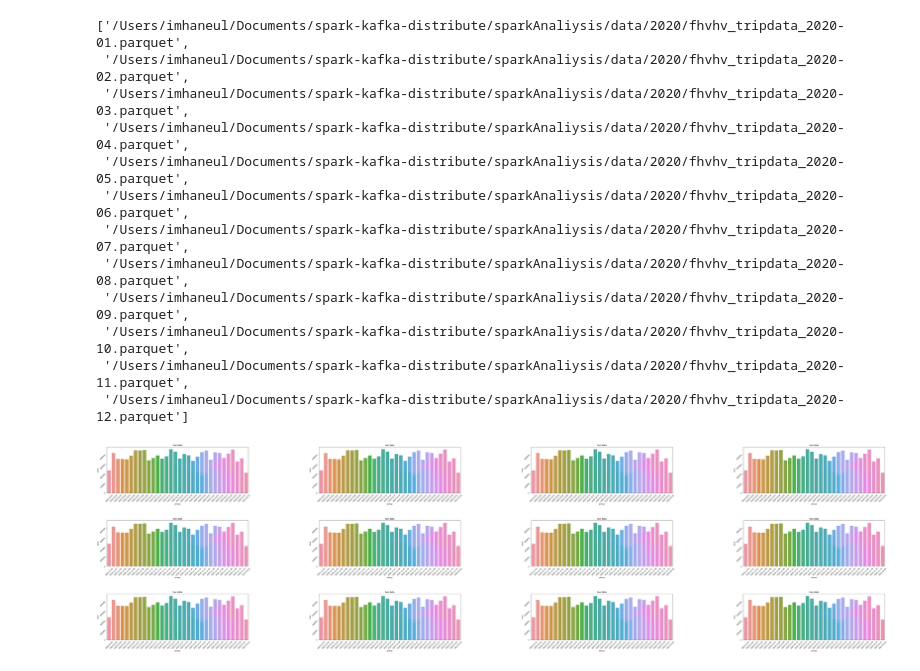
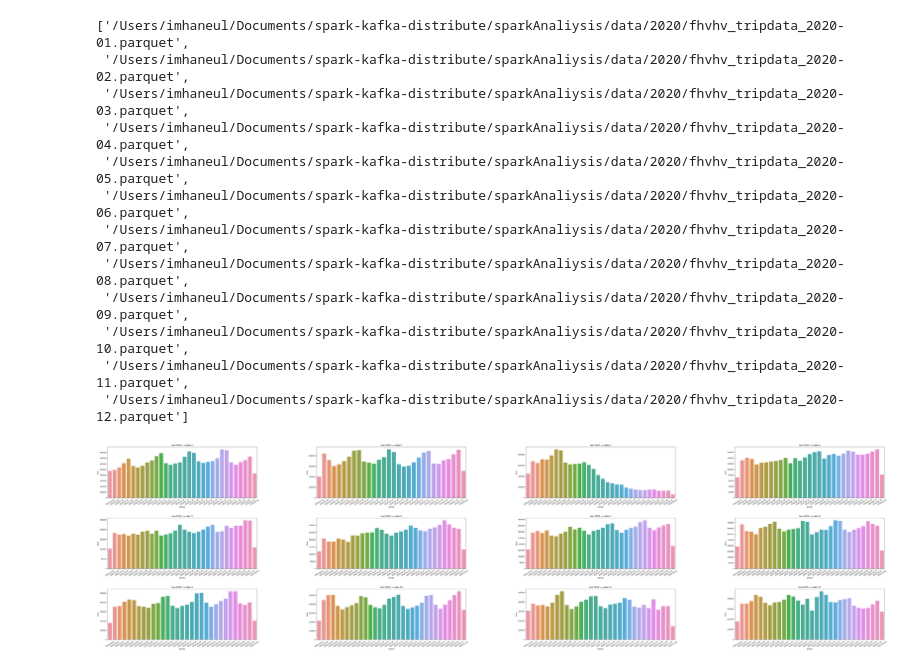
Before and after one commit to limhaneul12/SparkKafkaDistribute, a Jupyter notebook: sparkAnaliysis/spark_ml_taxi.ipynb, the cells around one changed output. Cells and saved outputs as stored; diff of their text form; code cells hidden in the pictures.

Commit message:
spark

```diff
--- a/sparkAnaliysis/spark_ml_taxi.ipynb
+++ b/sparkAnaliysis/spark_ml_taxi.ipynb
@@ -96,9 +94,9 @@ plt.show()
 #trip_data = f"{os.getcwd()}/data/2020"
 # trip_directory = spark.read.parquet(f"file:///{trip_data}/*")
 # trip_directory.createOrReplaceTempView("trips")
-from typing import Generator, List
+from typing import List
 
-directory: Generator[str, None, None] = [f"{os.getcwd()}/data/{i}" for i in os.listdir(f"{os.getcwd()}/data")][2]
+directory: str = [f"{os.getcwd()}/data/{i}" for i in os.listdir(f"{os.getcwd()}/data")][2]
 filename: List[str] = [f"{directory}/{data}" for data in os.listdir(directory)]
 filename.sort()
 # %%
@@ -132,33 +130,37 @@ GROUP BY
 ORDER BY
     pickup
 """
-
+from queue import Queue
 
 def year_read_data() -> List:
     return [spark.read.parquet(f"file:///{data}") for data in filename]
 
-def year_data() -> List:
+def year_data() -> Queue:
     t_pickup_dat = []
     for data in year_read_data():
         data.createOrReplaceTempView("trips")
-        td = [spark.sql(qs).toPandas()]
+        td = spark.sql(qs).toPandas()
         t_pickup_dat.append(td)
     return t_pickup_dat
 
-def visualization_shape() -> None:
-    fig, ax = plt.subplots(3, 4, figsize=(30, 10))
-    plt.subplots_adjust(wspace = 0.5, hspace = 0.6)
-    fig.set_size_inches((80, 20))
-
-    for tf_p in (tf for data in year_data() for tf in data):
-        for low in range(len(ax)):
-            for row in (j for n in ax for j in range(len(n))):
-                sns.barplot(x="pickup", y="time", data=tf_p, ax=ax[low][row])
-                ax[low][row].tick_params(rotation=45)
-                ax[low][row].set_title(f"taxi data")
-    plt.show()
-
-
-visualization_shape()
+data = year_data()
-# %% [output]
-[figure, removed]
+# %%
+def visualization_shape(data) -> None:
+    n_rows = 3
+    n_cols = 4
+
+    fig, ax = plt.subplots(n_rows, n_cols, figsize=(30, 10))
+    plt.subplots_adjust(wspace = 0.4, hspace = 0.4)
+    fig.set_size_inches((80, 20))
+
+    for i, axi in enumerate(ax.flat):
+        sns.barplot(x='pickup', y='time', data=data[i], ax=axi)
+        axi.set_title(f'taxi 2020 --> date {i+1}')
+        axi.set_xticklabels(axi.get_xticklabels(), rotation=30)
+
+    # 데이터 플롯 출력
+    plt.show()
+
+visualization_shape(data=data)
+# %% [output]
+[figure, added]
```
Also changed, not shown: parts of 1 cell of this notebook, 1 other file.
